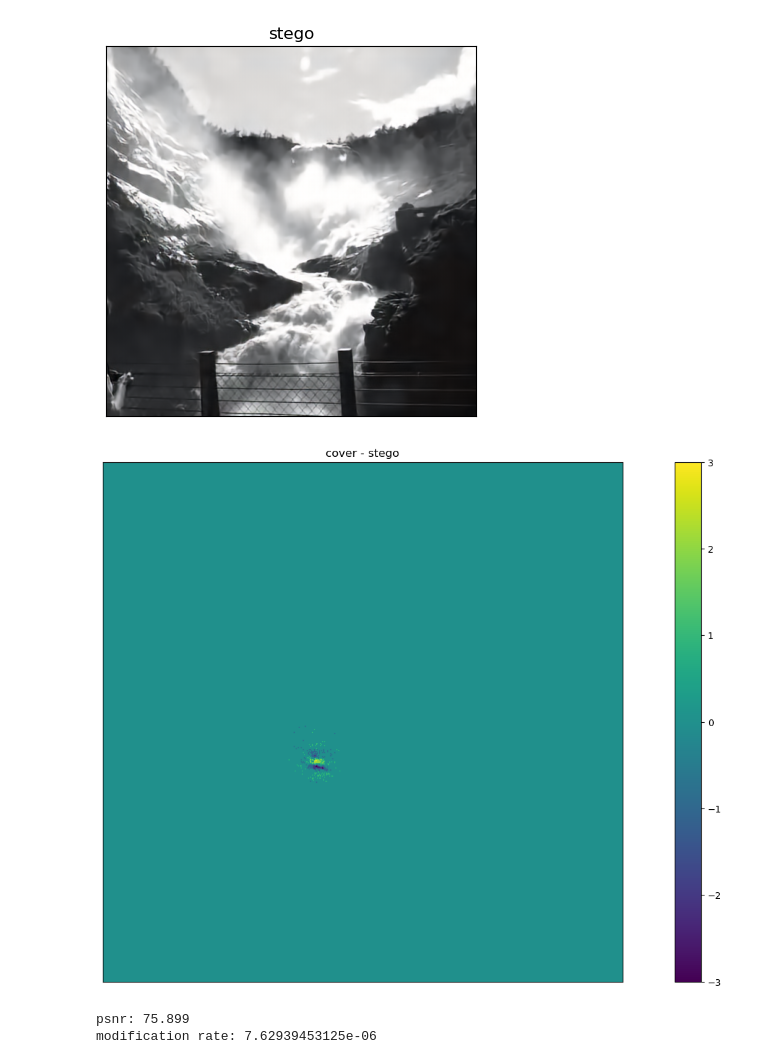
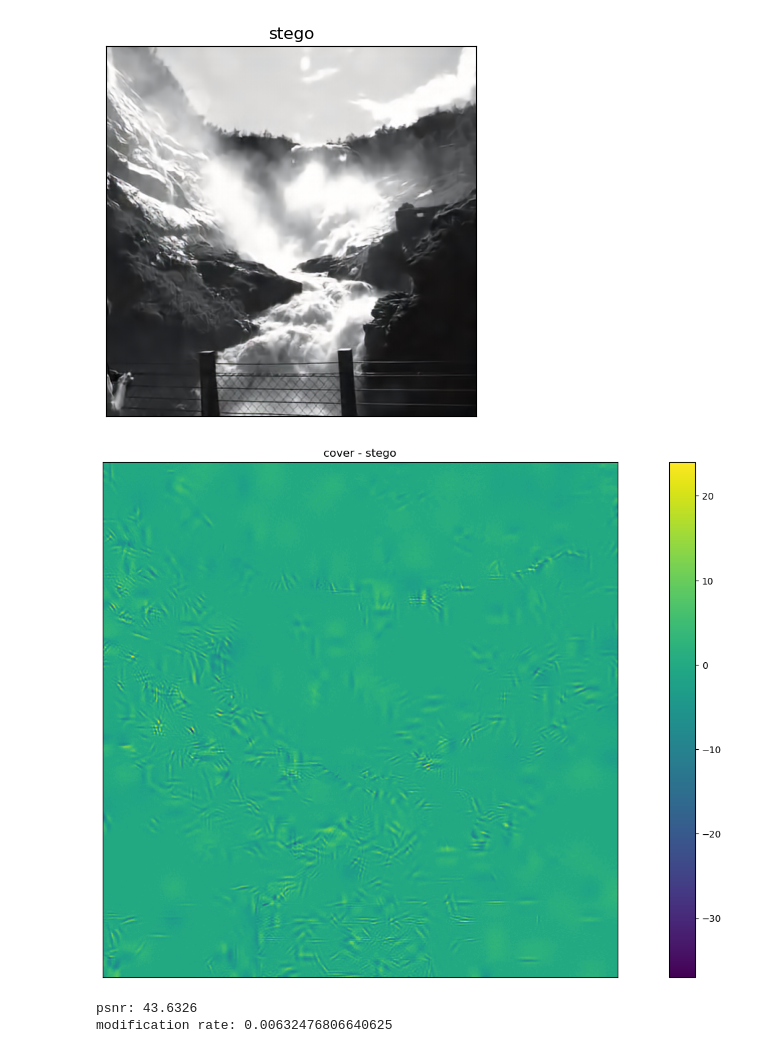
Before and after one commit to LucasSLD/steganography, a Jupyter notebook: quantization_error/qe_on_bossbase.ipynb, the cells around one changed output. Cells and saved outputs as stored; diff of their text form; code cells hidden in the pictures.

```diff
--- a/quantization_error/qe_on_bossbase.ipynb
+++ b/quantization_error/qe_on_bossbase.ipynb
@@ -12,7 +12,7 @@ import matplotlib.pyplot as plt
 
 model_path = "../iclr_17_compression/checkpoints/baseline/iter_1590000.pth.tar"
 # %%
-p = 0.25 # insertion at 1.5 bpc
+p = 0.001 # insertion at 1.5 bpc
 precover_folder_path = "../JIN_SRNet/BossBase-1.01-precover/"
 idx = 1000
 psnr, diff, modification_rate = apply_qe_to_bossbase_img(precover_folder_path,model_path,idx,p,plot_cover_stego=True,plot_diff=True,figsize=(20,10))
@@ -40,5 +40,5 @@ print("modification rate:",modification_rate)
 [figure]
 [figure]
-[figure, old version]
+[figure, new version]
-psnr: 75.899
-modification rate: 7.62939453125e-06
+psnr: 43.6326
+modification rate: 0.00632476806640625
```
Also changed, not shown: parts of 1 cell of this notebook, 1 other file.
